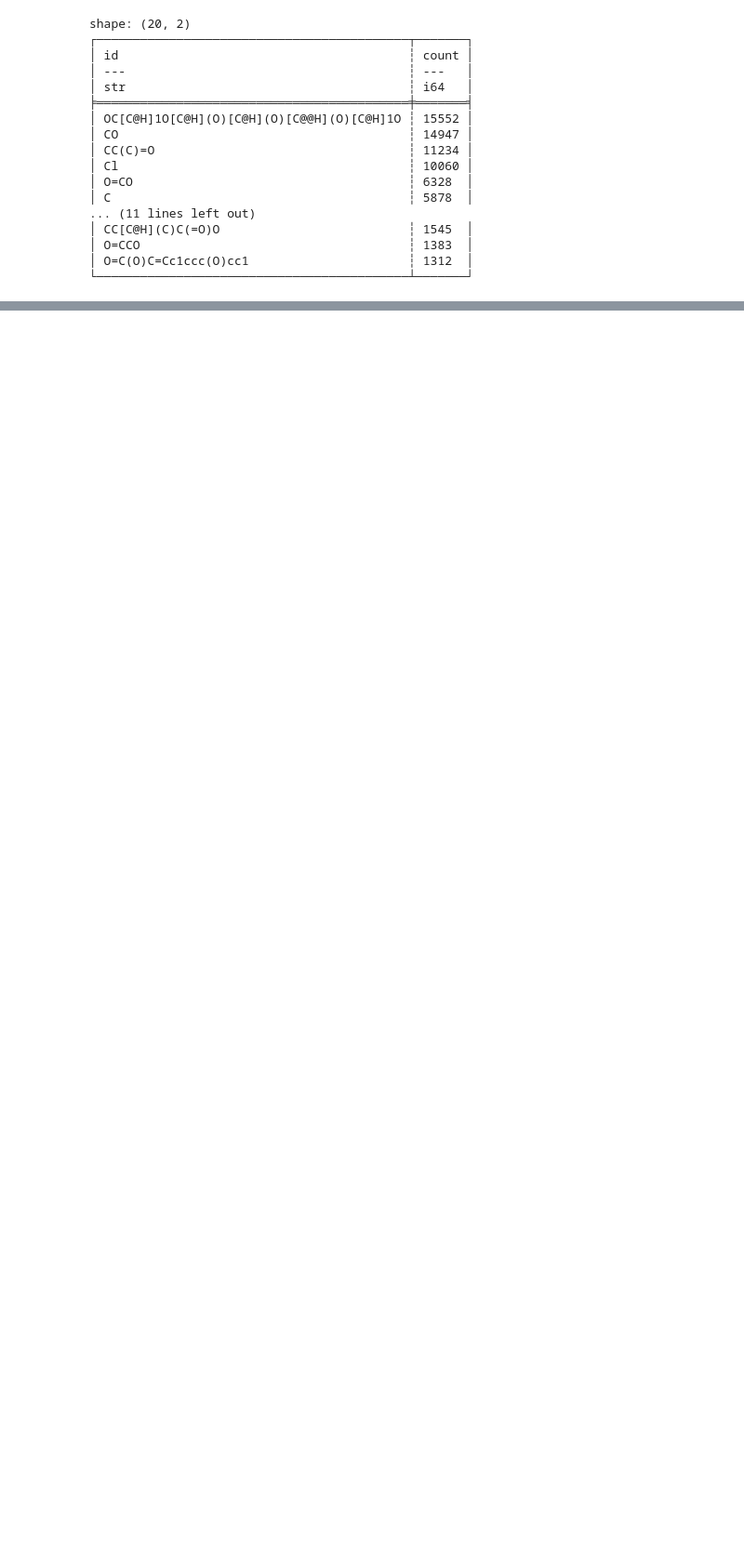
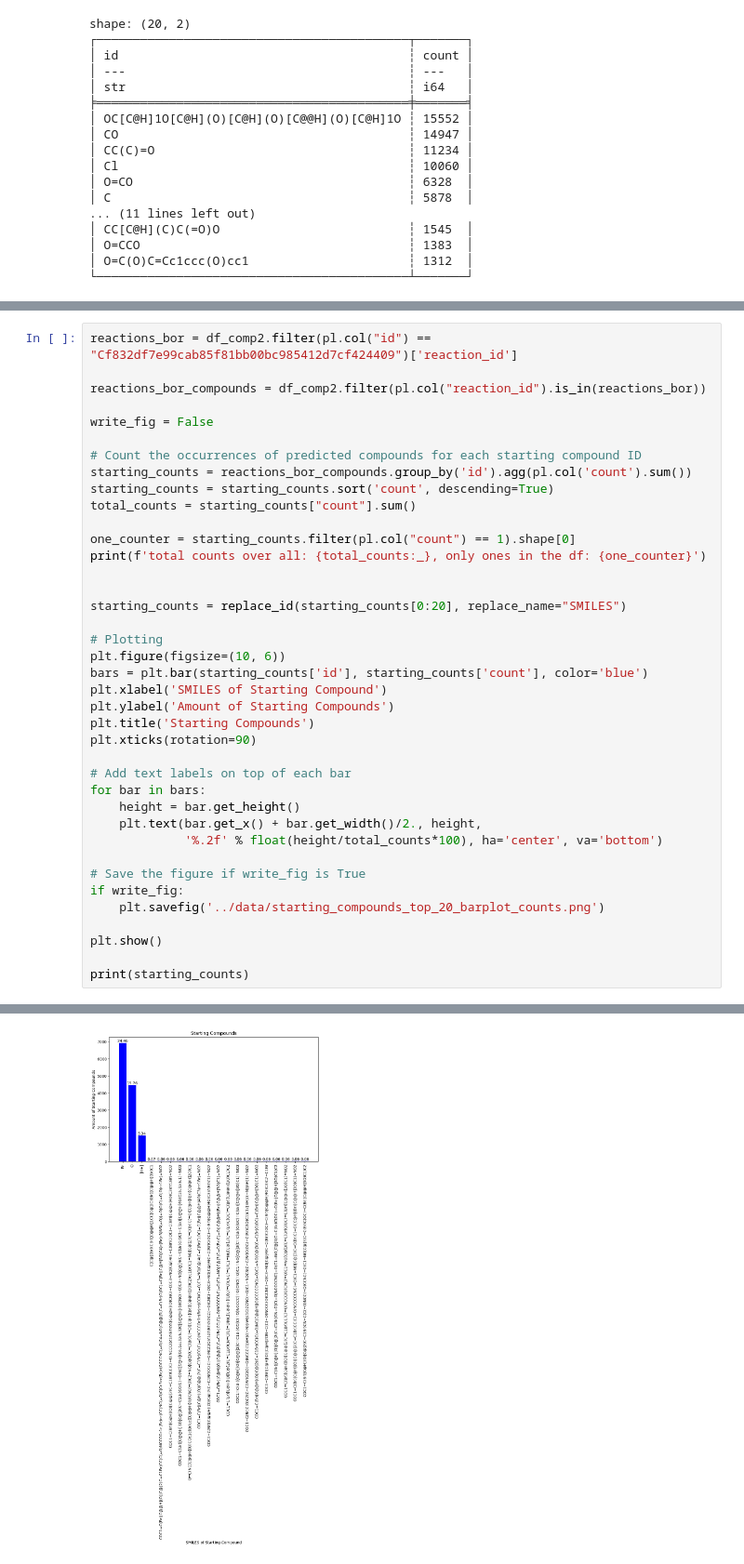
Before and after one commit to pamrein/expanded-naturalproduct-chemspace, a Jupyter notebook: expanded_naturalproduct_chemspace/compounds.ipynb, the cells around one changed output, grey strips where cells are left out. Shown at 93% size. Drawn from its saved outputs; the diff is of its cells as text; blank space fills up the shorter version.

```diff
--- a/expanded_naturalproduct_chemspace/compounds.ipynb
+++ b/expanded_naturalproduct_chemspace/compounds.ipynb
@@ -454,0 +475,40 @@ shape: (20, 2)
+# %%
+reactions_bor = df_comp2.filter(pl.col("id") == "Cf832df7e99cab85f81bb00bc985412d7cf424409")['reaction_id']
+
+reactions_bor_compounds = df_comp2.filter(pl.col("reaction_id").is_in(reactions_bor))
+
+write_fig = False
+
+# Count the occurrences of predicted compounds for each starting compound ID
+starting_counts = reactions_bor_compounds.group_by('id').agg(pl.col('count').sum())
+starting_counts = starting_counts.sort('count', descending=True)
+total_counts = starting_counts["count"].sum()
+
+one_counter = starting_counts.filter(pl.col("count") == 1).shape[0]
+print(f'total counts over all: {total_counts:_}, only ones in the df: {one_counter}')
+
+
+starting_counts = replace_id(starting_counts[0:20], replace_name="SMILES")
+
+# Plotting
+plt.figure(figsize=(10, 6))
+bars = plt.bar(starting_counts['id'], starting_counts['count'], color='blue')
+plt.xlabel('SMILES of Starting Compound')
+plt.ylabel('Amount of Starting Compounds')
+plt.title('Starting Compounds')
+plt.xticks(rotation=90)
+
+# Add text labels on top of each bar
+for bar in bars:
+    height = bar.get_height()
+    plt.text(bar.get_x() + bar.get_width()/2., height,
+             '%.2f' % float(height/total_counts*100), ha='center', va='bottom')
+
+# Save the figure if write_fig is True
+if write_fig:
+    plt.savefig('../data/starting_compounds_top_20_barplot_counts.png')
+
+plt.show()
+
+print(starting_counts)
+# %% [output]
@@ -454,0 +532 @@ shape: (20, 2)
+[figure, added]
```
Also changed, not shown: parts of 7 cells of this notebook, 3 other files.
